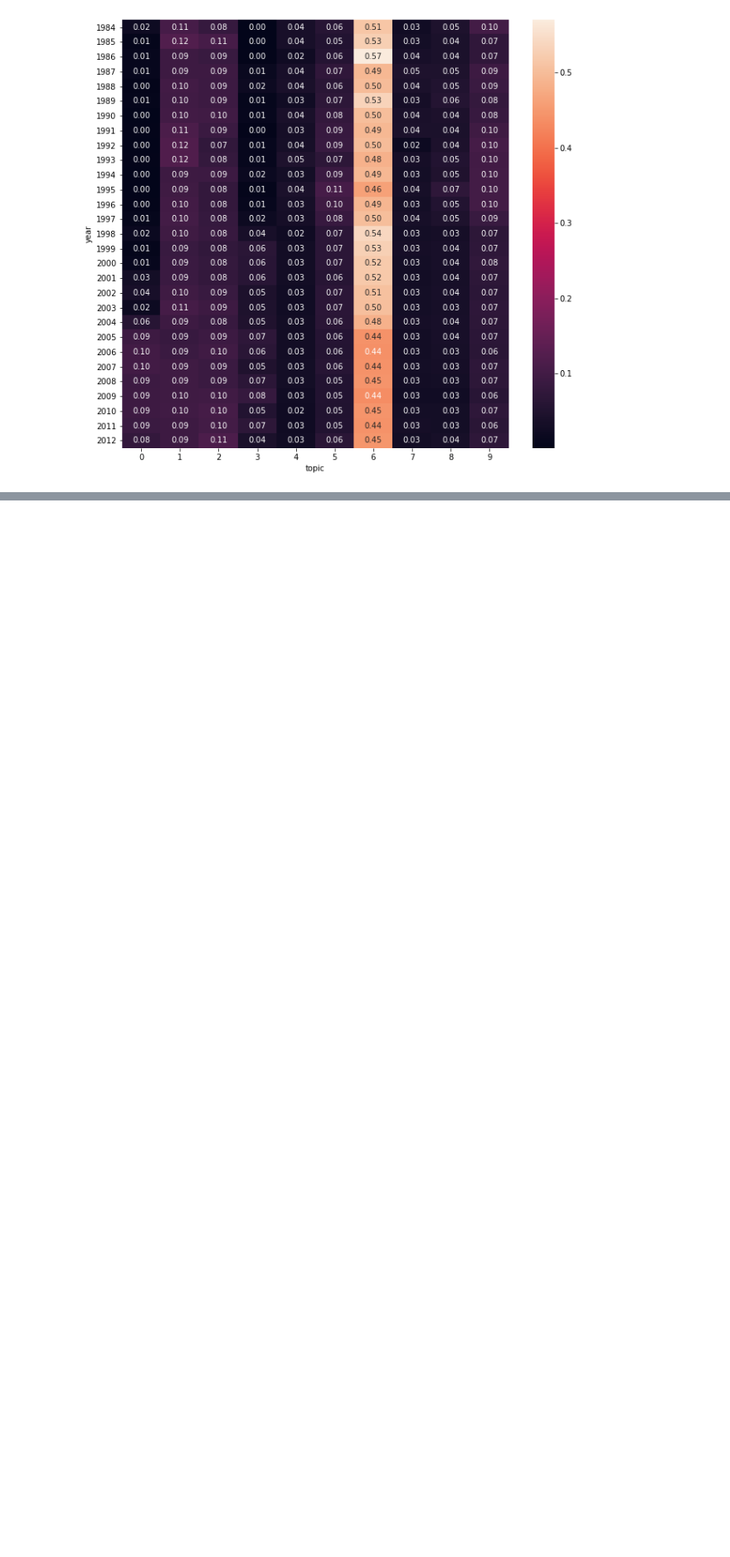
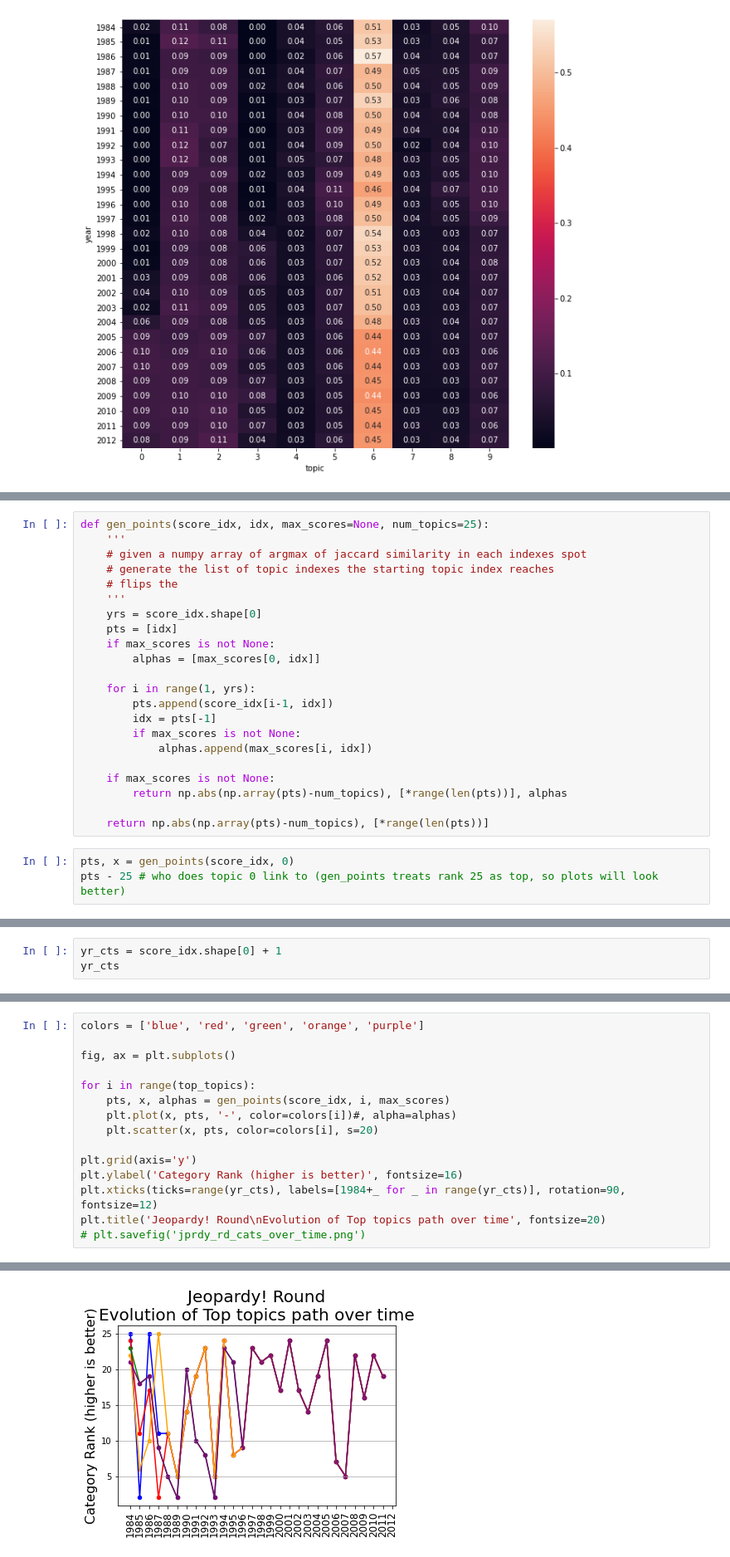
Before and after one commit to krisrjohnson/Jeopardy_topic_modeling, a Jupyter notebook: Topics over Time.ipynb, the cells around one changed output, grey strips where cells are left out. Shown at 83% size. Drawn from its saved outputs; the diff is of its cells as text; blank space fills up the shorter version.

```diff
--- a/Topics over Time.ipynb
+++ b/Topics over Time.ipynb
@@ -156,0 +303,25 @@ sorted_term_relevancy = np.argsort(-H, axis=1)
+# %%
+def gen_points(score_idx, idx, max_scores=None, num_topics=25):
+    '''
+    # given a numpy array of argmax of jaccard similarity in each indexes spot
+    # generate the list of topic indexes the starting topic index reaches
+    # flips the
+    '''
+    yrs = score_idx.shape[0]
+    pts = [idx]
+    if max_scores is not None:
+        alphas = [max_scores[0, idx]]
+
+    for i in range(1, yrs):
+        pts.append(score_idx[i-1, idx])
+        idx = pts[-1]
+        if max_scores is not None:
+            alphas.append(max_scores[i, idx])
+
+    if max_scores is not None:
+        return np.abs(np.array(pts)-num_topics), [*range(len(pts))], alphas
+
+    return np.abs(np.array(pts)-num_topics), [*range(len(pts))]
+# %%
+pts, x = gen_points(score_idx, 0)
+pts - 25 # who does topic 0 link to (gen_points treats rank 25 as top, so plots will look better)
@@ -156,0 +334,3 @@ sorted_term_relevancy = np.argsort(-H, axis=1)
+# %%
+yr_cts = score_idx.shape[0] + 1
+yr_cts
@@ -156,0 +339,16 @@ sorted_term_relevancy = np.argsort(-H, axis=1)
+# %%
+colors = ['blue', 'red', 'green', 'orange', 'purple']
+
+fig, ax = plt.subplots()
+
+for i in range(top_topics):
+    pts, x, alphas = gen_points(score_idx, i, max_scores)
+    plt.plot(x, pts, '-', color=colors[i])#, alpha=alphas)
+    plt.scatter(x, pts, color=colors[i], s=20)
+
+plt.grid(axis='y')
+plt.ylabel('Category Rank (higher is better)', fontsize=16)
+plt.xticks(ticks=range(yr_cts), labels=[1984+_ for _ in range(yr_cts)], rotation=90, fontsize=12)
+plt.title('Jeopardy! Round\nEvolution of Top topics path over time', fontsize=20)
+# plt.savefig('jprdy_rd_cats_over_time.png')
+# %% [output]
@@ -156,0 +356 @@ sorted_term_relevancy = np.argsort(-H, axis=1)
+[figure, added]
```
Also changed, not shown: parts of 64 cells of this notebook.
